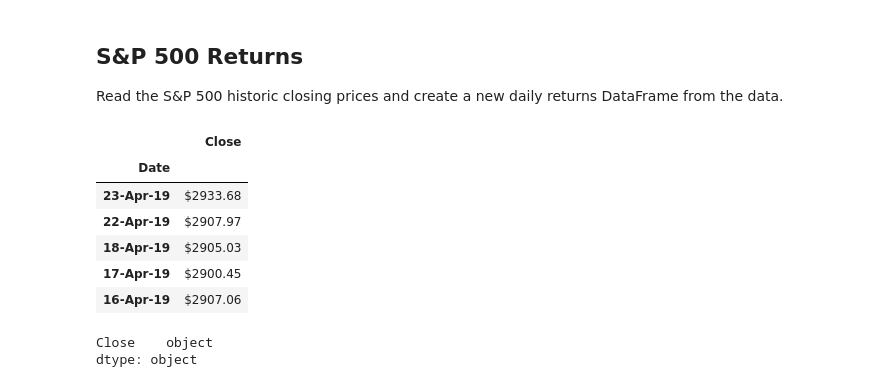
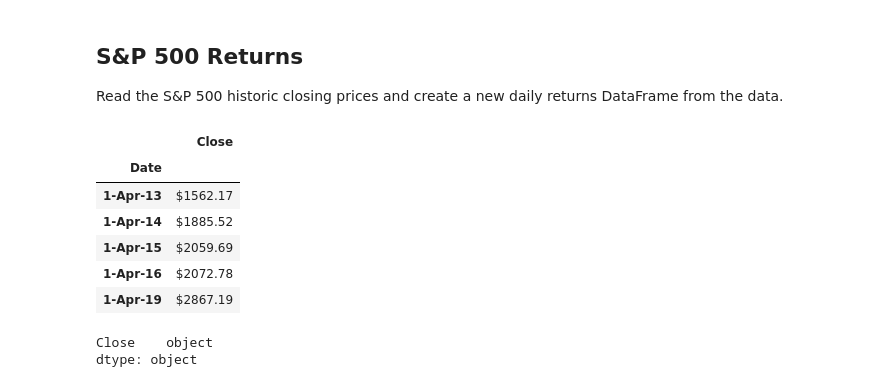
Before and after one commit to AnvithaChaluvadi/Module4Challenge, a Jupyter notebook: whale_analysis.ipynb, the cells around one changed output. Cells and saved outputs as stored; diff of their text form; code cells hidden in the pictures.

```diff
--- a/whale_analysis.ipynb
+++ b/whale_analysis.ipynb
@@ -122,19 +124,20 @@ Read the S&P 500 historic closing prices and create a new daily returns DataFram
 # %%
 # Reading S&P 500 Closing Prices
 
 # Using the Pathlib libary to set the path to the CSV
 sp500_histroy_csv = Path("../Whale-Analysis_Module4Challenge/Resources/sp500_history.csv")
 # Using the file path to read the CSV into a DataFrame
-sp500_histroy_df = pd.read_csv(sp500_histroy_csv, index_col='Date')
+sp500_histroy_df = pd.read_csv(sp500_histroy_csv, index_col='Date',infer_datetime_format=True)
+sp500_histroy_df.sort_index(ascending=True,inplace=True)
 sp500_histroy_df.head()
 # %% [output]
 |  | Close |
 | Date |  |
-| 23-Apr-19 | $2933.68 |
-| 22-Apr-19 | $2907.97 |
-| 18-Apr-19 | $2905.03 |
-| 17-Apr-19 | $2900.45 |
-| 16-Apr-19 | $2907.06 |
+| 1-Apr-13 | $1562.17 |
+| 1-Apr-14 | $1885.52 |
+| 1-Apr-15 | $2059.69 |
+| 1-Apr-16 | $2072.78 |
+| 1-Apr-19 | $2867.19 |
 # %%
 # Check Data Types
 sp500_histroy_df.dtypes
```
Also changed, not shown: parts of 8 cells of this notebook.
